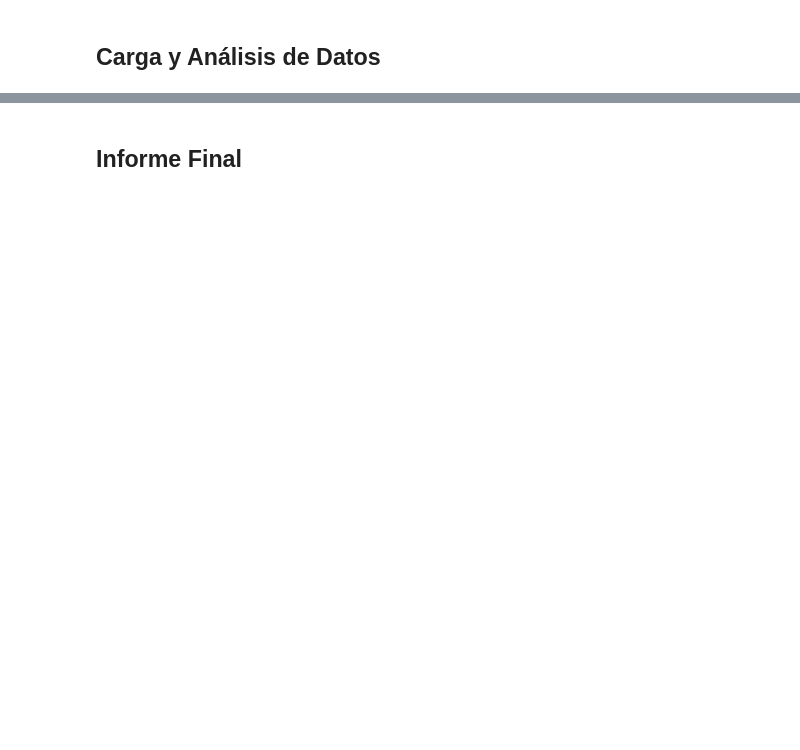
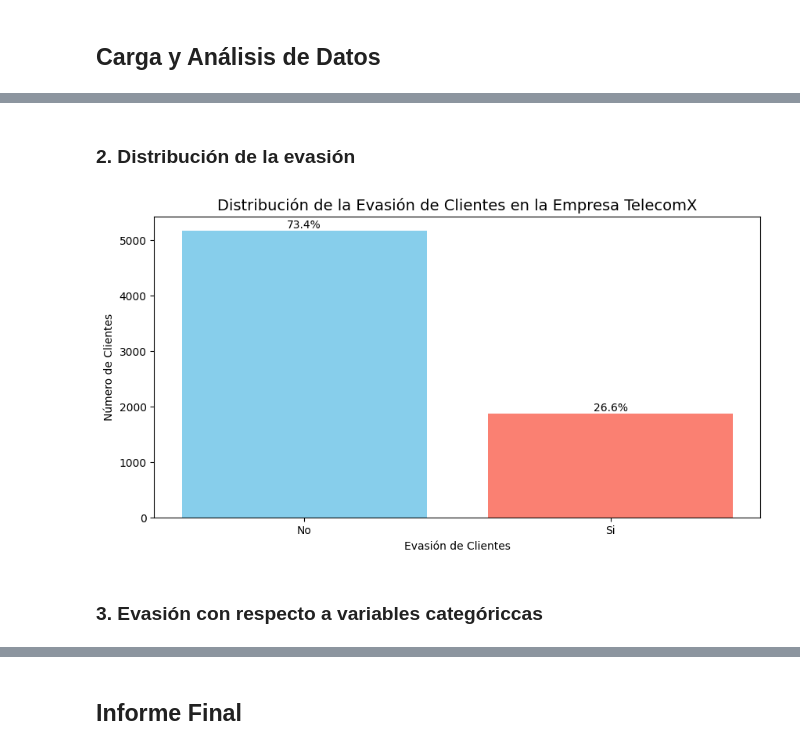
Before and after one commit to FloresStev/telecomx-challenge, a Jupyter notebook: telecomx_challenge_one.ipynb, the cells around one changed output, grey strips where cells are left out. Cells and saved outputs as stored; diff of their text form; code cells hidden in the pictures; blank space fills up the shorter version.

```diff
--- a/telecomx_challenge_one.ipynb
+++ b/telecomx_challenge_one.ipynb
@@ -196,7 +196,7 @@ memory usage: 1.2+ MB
 # %% [markdown]
 ### 4. Cambiar nombre de columnas
 # %%
-df_telecomx.columns = ['id_cliente', 'evasion_cliente', 'genero', 'mayor_que_65', 'tiene_pareja', 'tiene_dependientes', 'meses_contrato', 'tiene_servicio_telefonico', 'tiene_multiples_lineas', 'tiene_internet', 'tiene_seguridad_online', 'tiene_respaldo_online', 'tiene_proteccion_adicional', 'tiene_soporte_tecnico', 'tiene_tv_streaming', 'tiene_peliculas_streaming', 'tipo_contrato', 'recibe_factura_online', 'metodo_pago', 'pago_mensual', 'pago_total']
+df_telecomx.columns = ['id_cliente', 'evasion_cliente', 'genero', 'mayor_que_65', 'tiene_pareja', 'tiene_dependientes', 'meses_contrato', 'tiene_servicio_telefonico', 'tiene_multiples_lineas', 'tipo_internet', 'tiene_seguridad_online', 'tiene_respaldo_online', 'tiene_proteccion_adicional', 'tiene_soporte_tecnico', 'tiene_tv_streaming', 'tiene_peliculas_streaming', 'tipo_contrato', 'recibe_factura_online', 'metodo_pago', 'pago_mensual', 'pago_total']
 df_telecomx.head()
 # %% [output]
 |  | id_cliente | evasion_cliente | genero | mayor_que_65 | tiene_pareja | tiene_dependientes | meses_contrato | ... |
@@ -221,0 +224,19 @@ df_telecomx.head()
+# %%
+df_telecomx['evasion_cliente'] = df_telecomx['evasion_cliente'].replace('Yes', 'Si')
+df_telecomx['genero'] = df_telecomx['genero'].replace({'Female': 'Femenino', 'Male': 'Masculino'})
+df_telecomx['tiene_pareja'] = df_telecomx['tiene_pareja'].replace('Yes', 'Si')
+df_telecomx['tiene_dependientes'] = df_telecomx['tiene_dependientes'].replace('Yes', 'Si')
+df_telecomx['tiene_servicio_telefonico'] = df_telecomx['tiene_servicio_telefonico'].replace('Yes', 'Si')
+df_telecomx['tiene_multiples_lineas'] = df_telecomx['tiene_multiples_lineas'].replace({'Yes': 'Si', 'No phone service': 'No tiene servicio telefónico'})
+df_telecomx['tipo_internet'] = df_telecomx['tipo_internet'].replace('Fiber optic', 'Fibra óptica')
+df_telecomx['tiene_seguridad_online'] = df_telecomx['tiene_seguridad_online'].replace({'Yes': 'Si', 'No internet service': 'No tiene servicio de internet'})
+df_telecomx['tiene_respaldo_online'] = df_telecomx['tiene_respaldo_online'].replace({'Yes': 'Si', 'No internet service': 'No tiene servicio de internet'})
+df_telecomx['tiene_proteccion_adicional'] = df_telecomx['tiene_proteccion_adicional'].replace({'Yes': 'Si', 'No internet service': 'No tiene servicio de internet'})
+df_telecomx['tiene_soporte_tecnico'] = df_telecomx['tiene_soporte_tecnico'].replace({'Yes': 'Si', 'No internet service': 'No tiene servicio de internet'})
+df_telecomx['tiene_tv_streaming'] = df_telecomx['tiene_tv_streaming'].replace({'Yes': 'Si', 'No internet service': 'No tiene servicio de internet'})
+df_telecomx['tiene_peliculas_streaming'] = df_telecomx['tiene_peliculas_streaming'].replace({'Yes': 'Si', 'No internet service': 'No tiene servicio de internet'})
+df_telecomx['tipo_contrato'] = df_telecomx['tipo_contrato'].replace({'Month-to-month': 'Mes a mes', 'One year': 'Anual', 'Two year': 'Bianual'})
+df_telecomx['recibe_factura_online'] = df_telecomx['recibe_factura_online'].replace('Yes', 'Si')
+df_telecomx['metodo_pago'] = df_telecomx['metodo_pago'].replace({'Electronic check': 'Cheque electrónico', 'Mailed check': 'Cheque enviado por correo', 'Bank transfer (automatic)': 'Transferencia bancaria (automática)', 'Credit card (automatic)': 'Tarjeta de crédito (automática)'})
+
+df_telecomx.head()
@@ -223,0 +267,2 @@ df_telecomx.head()
+# %% [markdown]
+### 2. Distribución de la evasión
@@ -223,0 +271,22 @@ df_telecomx.head()
+# %%
+fig, ax = plt.subplots(figsize = (10,5))
+
+cuenta_evasion = df_telecomx['evasion_cliente'].value_counts()
+porcentaje_evasion = cuenta_evasion / len(df_telecomx) * 100
+
+# df_telecomx['evasion_cliente'].value_counts().plot(kind = 'bar')
+
+ax.bar(df_telecomx['evasion_cliente'].value_counts().index, df_telecomx['evasion_cliente'].value_counts().values, color = ['Skyblue', 'Salmon'])
+ax.set_title('Distribución de la Evasión de Clientes en la Empresa TelecomX', fontsize = 14)
+ax.set_xlabel('Evasión de Clientes')
+ax.set_ylabel('Número de Clientes')
+ax.xaxis.set_tick_params(rotation = 0)
+
+for i, porcentaje in enumerate(porcentaje_evasion):
+    ax.text(i, cuenta_evasion.iloc[i] + 50, f'{porcentaje:.1f}%', ha = 'center')
+
+plt.show()
+# %% [output]
+[figure, added]
+# %% [markdown]
+### 3. Evasión con respecto a variables categóriccas
```
Also changed, not shown: parts of 21 cells of this notebook.
